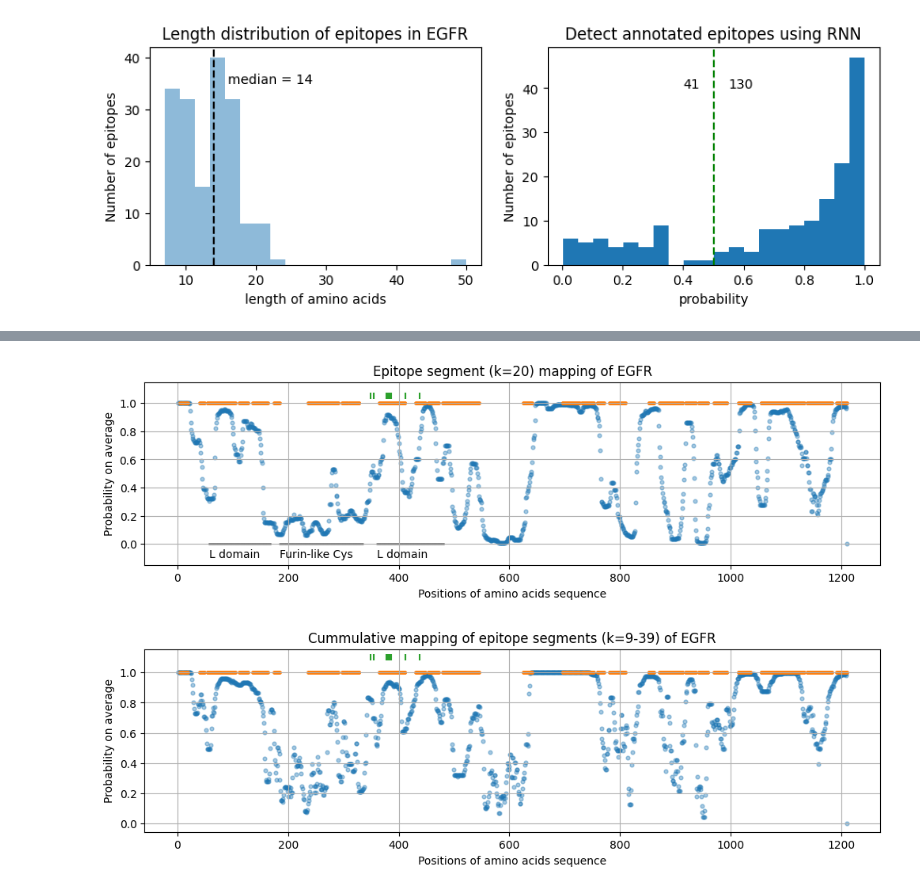
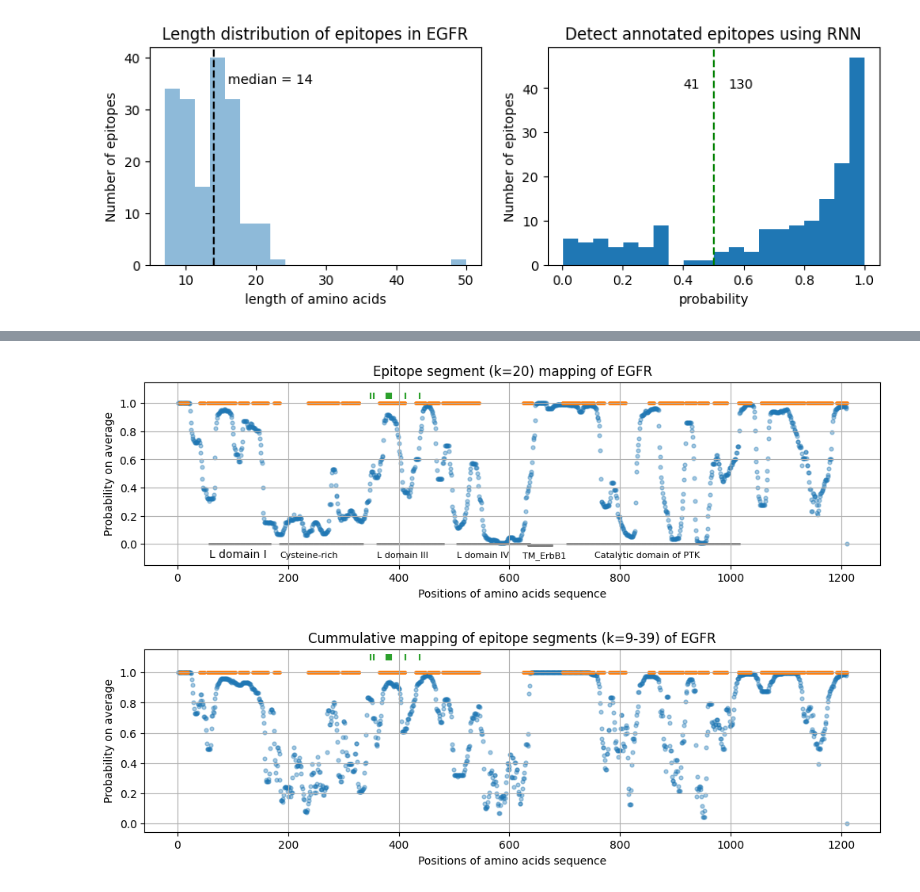
Before and after one commit to Tiezhengyuan/ml_epitope, a Jupyter notebook: cases/EGFR.ipynb, the cells around one changed output, grey strips where cells are left out. Saved outputs shown, nothing was run; the diff lists cells and outputs as text; code cells hidden in the pictures.

```diff
--- a/cases/EGFR.ipynb
+++ b/cases/EGFR.ipynb
@@ -179,59 +218,46 @@ for item in epitopes.values():
 # %%
-def scan_epitopes(processor, pro_seq, k:int, step:int):
-    segments, start, end = [], [], []
-    for i in range(0, len(pro_seq) - k, step):
-        start.append(i)
-        end.append(i+k)
-        segments.append(pro_seq[i:i+k])
-    num_segments = len(segments)
-    # print(num_segments, segments[:2])
-
-    # predict
-    pred_df = processor.predict(segments)
-    # label epitopes by prediction
-    pred = [[] for _ in range(len(pro_seq))]
-    for a,b,c in zip(start, end, pred_df['predict']):
-        for i in range(a,b):
-            pred[i].append(c)
-    return pred
-
-k, step = 20, 1
-prob_k = scan_epitopes(p, pro_seq, k=k, step=step)
-pred = pd.DataFrame({
-    'pos': range(1, len(pro_seq)+1),
-    'epi': epi,
-    'prob': [np.median(i) if i else 0 for i in prob_k],
-})
-
-# draw
+# draw plot with annotations
 fig, ax = plt.subplots(1, figsize=(12,3))
 ax.scatter(pred['pos'], pred['prob'], s=12, alpha=.4)
 ax.set_ylim(-0.15, 1.15)
 true_epi = pred[pred['epi']==1]
 ax.scatter(true_epi['pos'], true_epi['epi'], s=6, )
 ax.set_title(f'Epitope segment (k={k}) mapping of EGFR')
 ax.set_xlabel(f'Positions of amino acids sequence')
 ax.set_ylabel('Probability on average')
 
 key_aa = [349, 355, 378, 379, 380, 381, 382, 383, 384, 385, 386, 412, 438]
 ax.scatter(key_aa, [1.05]*len(key_aa), marker='|')
 
+# https://www.ncbi.nlm.nih.gov/protein/CAA25240.1
 # Receptor L domain; pfam01030
 a, b = 57, 168
 ax.scatter(range(a, b+1), [0]*(b+1-a), s=1, c='grey')
-ax.text(a, -0.1, s='L domain')
+ax.text(a, -0.1, s='L domain I')
 a, b = 361, 481
 ax.scatter(range(a, b+1), [0]*(b+1-a), s=1, c='grey')
-ax.text(a, -0.1, s='L domain')
+ax.text(a, -0.1, s='L domain III', fontsize=8)
+a, b = 505, 637
+ax.scatter(range(a, b+1), [0]*(b+1-a), s=1, c='grey')
+ax.text(a, -0.1, s='L domain IV', fontsize=8)
+
+
 # Furin-like cysteine rich region; pfam00757
 a, b = 185, 335
 ax.scatter(range(a, b+1), [0]*(b+1-a), s=1, c='grey')
-ax.text(a, -0.1, s='Furin-like Cys')
-
+ax.text(a, -0.1, s='Cysteine-rich', fontsize=8)
+# Transmembrane ErbB1
+a, b = 634, 677
+ax.scatter(range(a, b+1), [-0.01]*(b+1-a), s=1, c='grey')
+ax.text(a-10, -0.1, s='TM_ErbB1', fontsize=8)
+#
+a, b = 704, 1016
+ax.scatter(range(a, b+1), [0]*(b+1-a), s=1, c='grey')
+ax.text(a+50, -0.1, s='Catalytic domain of PTK', fontsize=8)
 plt.grid()
 plt.show()
 # %% [output]
-[figure, old version]
+[figure, new version]
 # %%
 # scan with many k-mers
 collect_prob = {}
```
Also changed, not shown: parts of 1 cell of this notebook, 6 other files.
